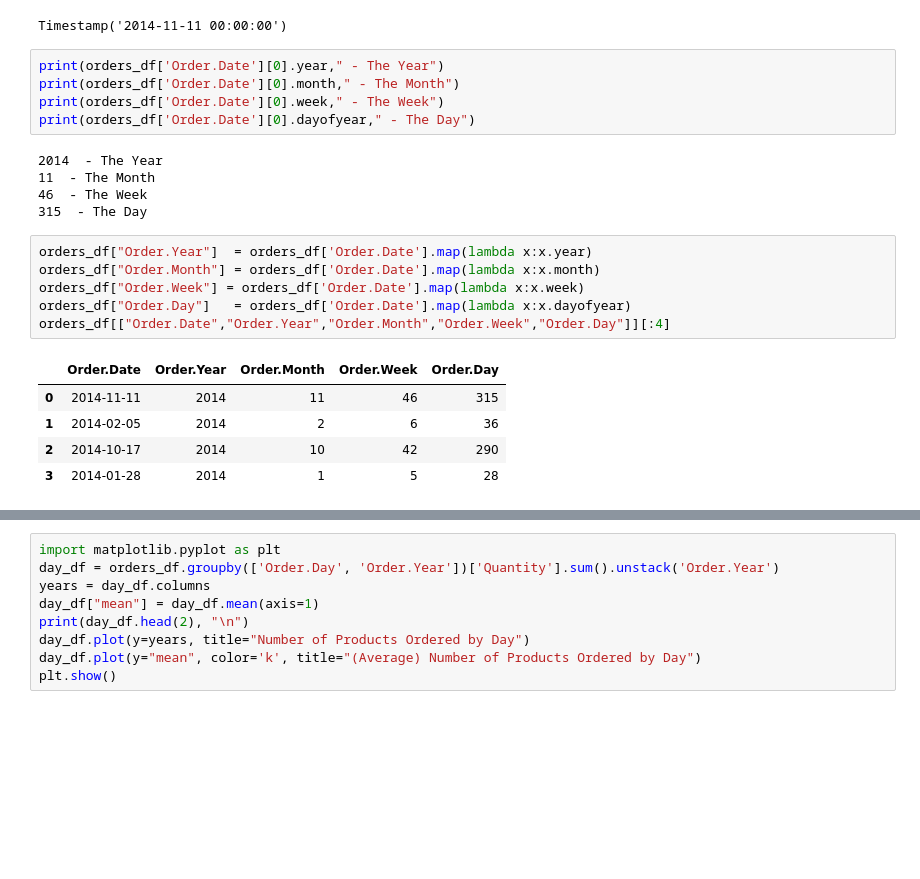
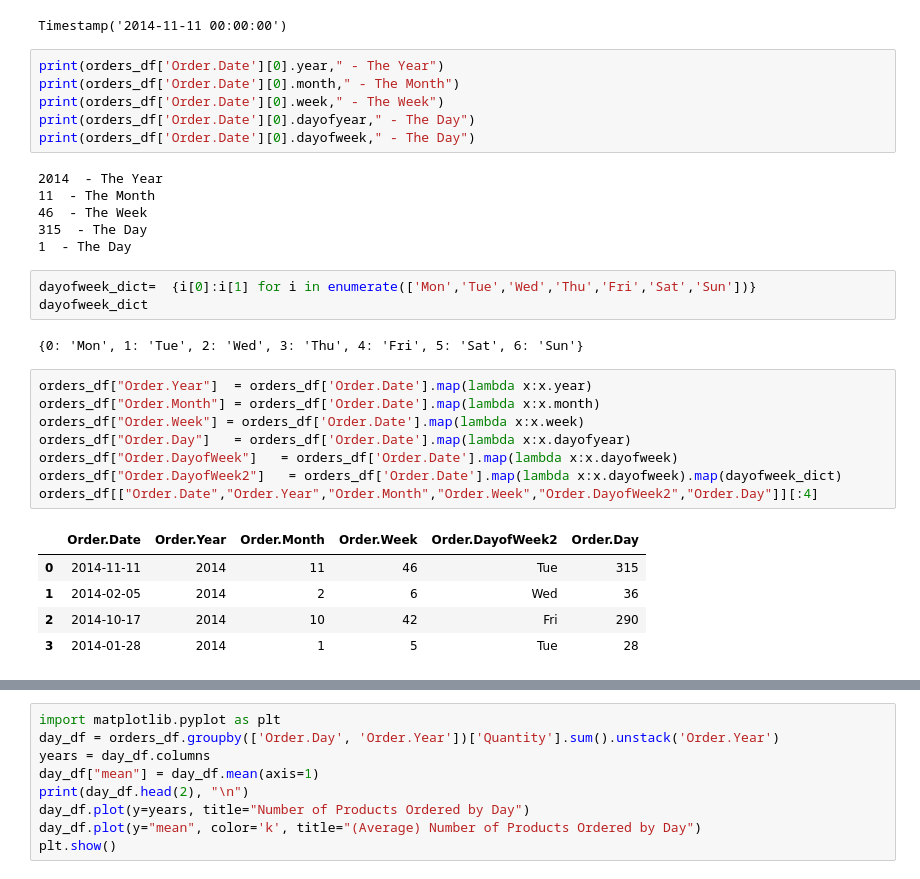
Before and after one commit to borkostolo/RetailCompanyAnalytics, a Jupyter notebook: ERetailCompanyDataAnalytics.ipynb, the cells around one changed output, grey strips where cells are left out. Saved outputs shown, nothing was run; the diff lists cells and outputs as text; blank space fills up the shorter version.

```diff
--- a/ERetailCompanyDataAnalytics.ipynb
+++ b/ERetailCompanyDataAnalytics.ipynb
@@ -296,20 +296,29 @@ print(orders_df['Order.Date'][0].year," - The Year")
 print(orders_df['Order.Date'][0].month," - The Month")
 print(orders_df['Order.Date'][0].week," - The Week")
 print(orders_df['Order.Date'][0].dayofyear," - The Day")
+print(orders_df['Order.Date'][0].dayofweek," - The Day")
 # %% [output]
 2014  - The Year
 11  - The Month
 46  - The Week
 315  - The Day
+1  - The Day
+# %%
+dayofweek_dict=  {i[0]:i[1] for i in enumerate(['Mon','Tue','Wed','Thu','Fri','Sat','Sun'])}
+dayofweek_dict
+# %% [output]
+{0: 'Mon', 1: 'Tue', 2: 'Wed', 3: 'Thu', 4: 'Fri', 5: 'Sat', 6: 'Sun'}
 # %%
 orders_df["Order.Year"]  = orders_df['Order.Date'].map(lambda x:x.year)
 orders_df["Order.Month"] = orders_df['Order.Date'].map(lambda x:x.month)
 orders_df["Order.Week"] = orders_df['Order.Date'].map(lambda x:x.week)
 orders_df["Order.Day"]   = orders_df['Order.Date'].map(lambda x:x.dayofyear)
-orders_df[["Order.Date","Order.Year","Order.Month","Order.Week","Order.Day"]][:4]
+orders_df["Order.DayofWeek"]   = orders_df['Order.Date'].map(lambda x:x.dayofweek)
+orders_df["Order.DayofWeek2"]   = orders_df['Order.Date'].map(lambda x:x.dayofweek).map(dayofweek_dict)
+orders_df[["Order.Date","Order.Year","Order.Month","Order.Week","Order.DayofWeek2","Order.Day"]][:4]
 # %% [output]
-|  | Order.Date | Order.Year | Order.Month | Order.Week | Order.Day |
-| 0 | 2014-11-11 | 2014 | 11 | 46 | 315 |
-| 1 | 2014-02-05 | 2014 | 2 | 6 | 36 |
-| 2 | 2014-10-17 | 2014 | 10 | 42 | 290 |
-| 3 | 2014-01-28 | 2014 | 1 | 5 | 28 |
+|  | Order.Date | Order.Year | Order.Month | Order.Week | Order.DayofWeek2 | Order.Day |
+| 0 | 2014-11-11 | 2014 | 11 | 46 | Tue | 315 |
+| 1 | 2014-02-05 | 2014 | 2 | 6 | Wed | 36 |
+| 2 | 2014-10-17 | 2014 | 10 | 42 | Fri | 290 |
+| 3 | 2014-01-28 | 2014 | 1 | 5 | Tue | 28 |
```
Also changed, not shown: parts of 33 cells of this notebook.
